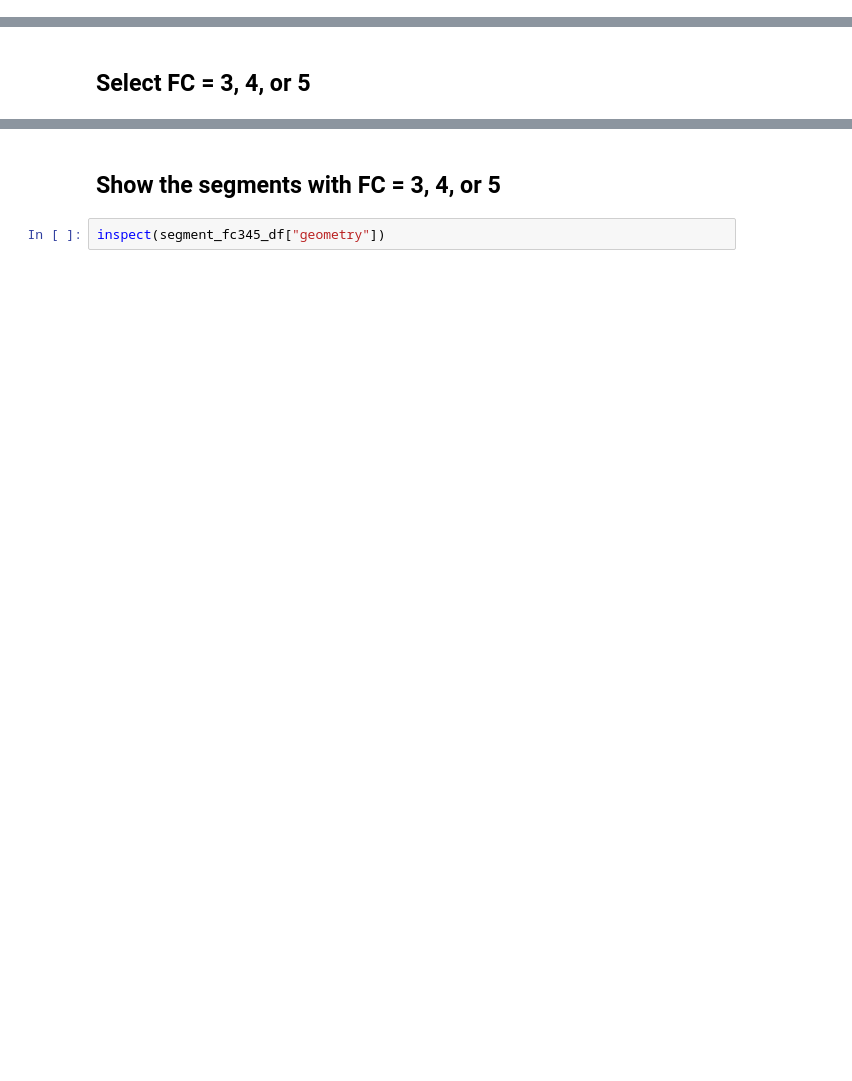
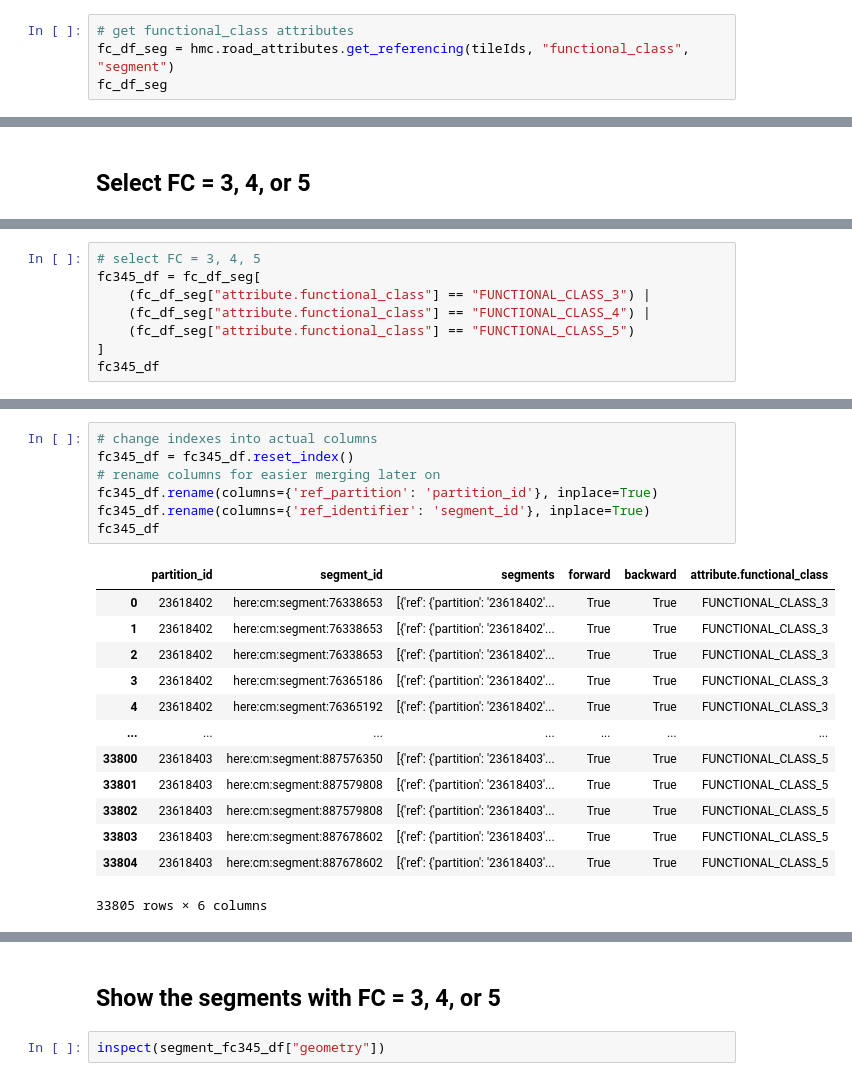
Before and after one commit to heremaps/here-data-sdk-examples-python, a Jupyter notebook: tutorials/FunctionalClassCurvatureAnalysis_hmc.ipynb, the cells around one changed output, grey strips where cells are left out. Drawn from its saved outputs; the diff is of its cells as text; blank space fills up the shorter version.

```diff
--- a/tutorials/FunctionalClassCurvatureAnalysis_hmc.ipynb
+++ b/tutorials/FunctionalClassCurvatureAnalysis_hmc.ipynb
@@ -112,0 +122,4 @@ fc_df = fc_df.drop(["attribute"], axis=1)
+# %%
+# get functional_class attributes
+fc_df_seg = hmc.road_attributes.get_referencing(tileIds, "functional_class", "segment")
+fc_df_seg
@@ -129,0 +143,8 @@ dtype: object
+# %%
+# select FC = 3, 4, 5
+fc345_df = fc_df_seg[
+    (fc_df_seg["attribute.functional_class"] == "FUNCTIONAL_CLASS_3") |
+    (fc_df_seg["attribute.functional_class"] == "FUNCTIONAL_CLASS_4") |
+    (fc_df_seg["attribute.functional_class"] == "FUNCTIONAL_CLASS_5")
+]
+fc345_df
@@ -130,2 +166,23 @@ dtype: object
+# %%
+# change indexes into actual columns
+fc345_df = fc345_df.reset_index()
+# rename columns for easier merging later on
+fc345_df.rename(columns={'ref_partition': 'partition_id'}, inplace=True)
+fc345_df.rename(columns={'ref_identifier': 'segment_id'}, inplace=True)
+fc345_df
+# %% [output]
+|  | partition_id | segment_id | segments | forward | backward | attribute.functional_class |
+| 0 | 23618402 | here:cm:segment:76338653 | [{'ref': {'partition': '23618402'... | True | True | FUNCTIONAL_CLASS_3 |
+| 1 | 23618402 | here:cm:segment:76338653 | [{'ref': {'partition': '23618402'... | True | True | FUNCTIONAL_CLASS_3 |
+| 2 | 23618402 | here:cm:segment:76338653 | [{'ref': {'partition': '23618402'... | True | True | FUNCTIONAL_CLASS_3 |
+| 3 | 23618402 | here:cm:segment:76365186 | [{'ref': {'partition': '23618402'... | True | True | FUNCTIONAL_CLASS_3 |
+| 4 | 23618402 | here:cm:segment:76365192 | [{'ref': {'partition': '23618402'... | True | True | FUNCTIONAL_CLASS_3 |
+| ... | ... | ... | ... | ... | ... | ... |
+| 33800 | 23618403 | here:cm:segment:887576350 | [{'ref': {'partition': '23618403'... | True | True | FUNCTIONAL_CLASS_5 |
+| 33801 | 23618403 | here:cm:segment:887579808 | [{'ref': {'partition': '23618403'... | True | True | FUNCTIONAL_CLASS_5 |
+| 33802 | 23618403 | here:cm:segment:887579808 | [{'ref': {'partition': '23618403'... | True | True | FUNCTIONAL_CLASS_5 |
+| 33803 | 23618403 | here:cm:segment:887678602 | [{'ref': {'partition': '23618403'... | True | True | FUNCTIONAL_CLASS_5 |
+| 33804 | 23618403 | here:cm:segment:887678602 | [{'ref': {'partition': '23618403'... | True | True | FUNCTIONAL_CLASS_5 |
+33805 rows × 6 columns
 # %%
 # join two dataframe by partitionId, segmentId
```
Also changed, not shown: parts of 26 cells of this notebook.
